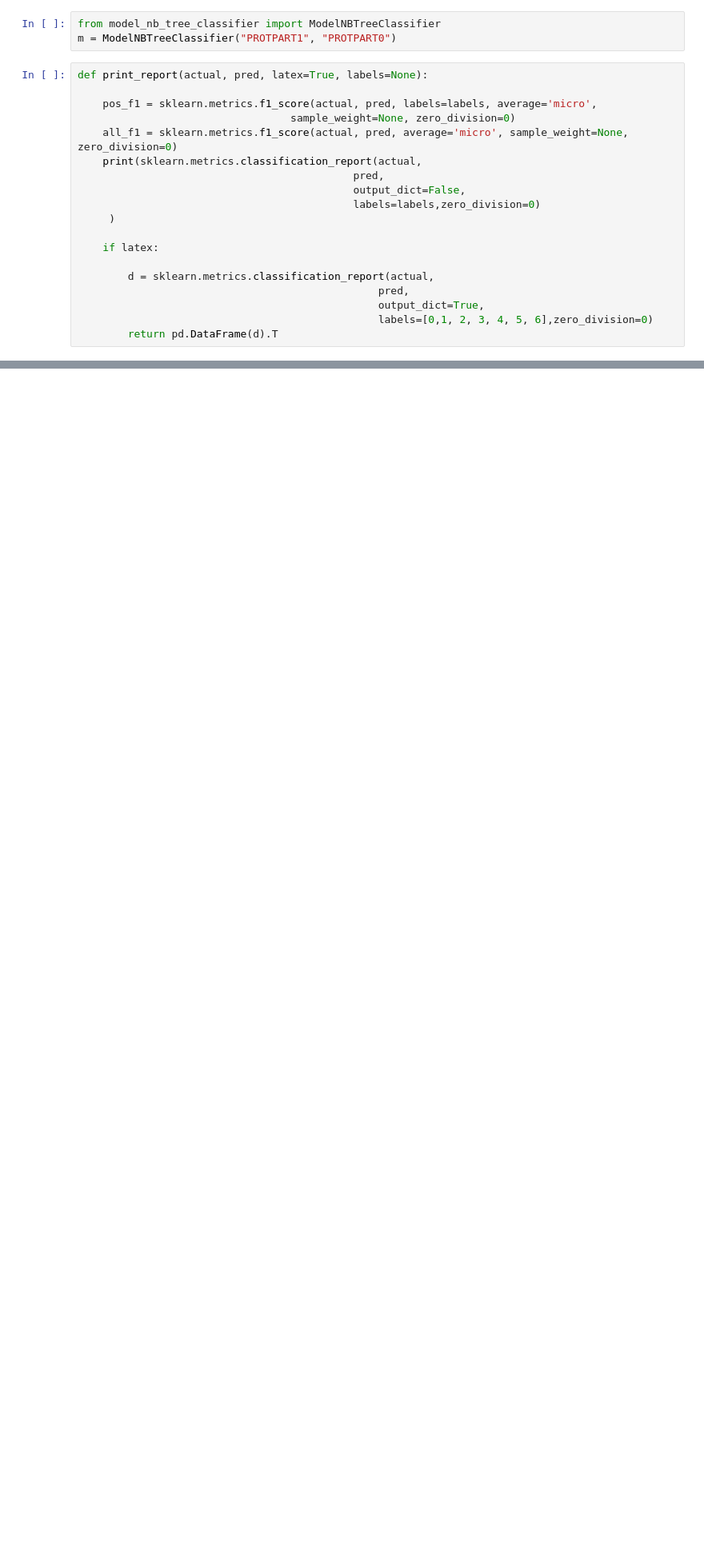
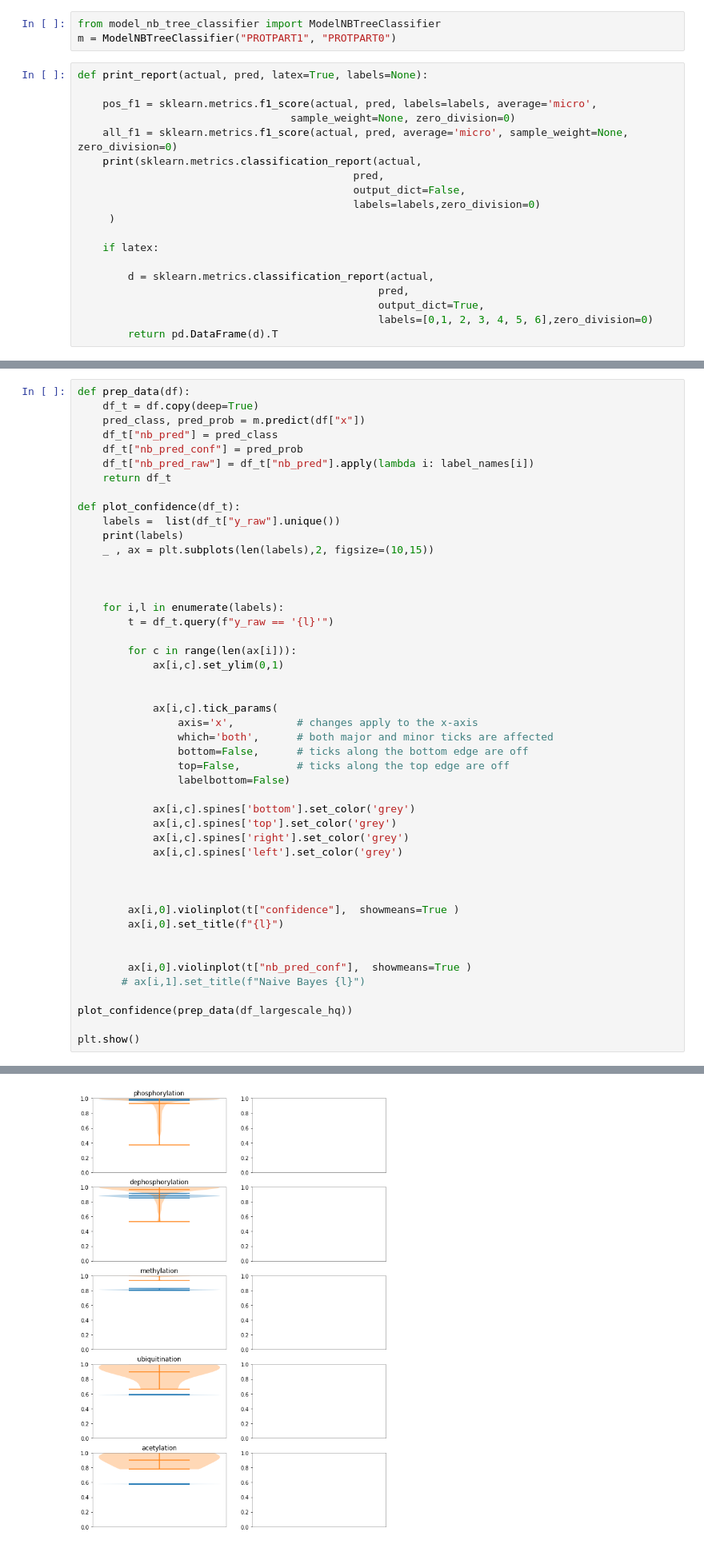
Before and after one commit to elangovana/bert-shortcuts, a Jupyter notebook: notebooks/ptm_ppi_shortcut_analysis.ipynb, the cells around one changed output, grey strips where cells are left out. Shown at 80% size. Cells and saved outputs as stored; diff of their text form; blank space fills up the shorter version.

```diff
--- a/notebooks/ptm_ppi_shortcut_analysis.ipynb
+++ b/notebooks/ptm_ppi_shortcut_analysis.ipynb
@@ -191,0 +191,48 @@ weighted avg       0.99      0.89      0.93      5794
+# %%
+def prep_data(df):
+    df_t = df.copy(deep=True)
+    pred_class, pred_prob = m.predict(df["x"])
+    df_t["nb_pred"] = pred_class
+    df_t["nb_pred_conf"] = pred_prob
+    df_t["nb_pred_raw"] = df_t["nb_pred"].apply(lambda i: label_names[i])
+    return df_t
+
+def plot_confidence(df_t):
+    labels =  list(df_t["y_raw"].unique())
+    print(labels)
+    _ , ax = plt.subplots(len(labels),2, figsize=(10,15))
+
+
+
+    for i,l in enumerate(labels):
+        t = df_t.query(f"y_raw == '{l}'")
+
+        for c in range(len(ax[i])):
+            ax[i,c].set_ylim(0,1)
+
+
+            ax[i,c].tick_params(
+                axis='x',          # changes apply to the x-axis
+                which='both',      # both major and minor ticks are affected
+                bottom=False,      # ticks along the bottom edge are off
+                top=False,         # ticks along the top edge are off
+                labelbottom=False)
+
+            ax[i,c].spines['bottom'].set_color('grey')
+            ax[i,c].spines['top'].set_color('grey')
+            ax[i,c].spines['right'].set_color('grey')
+            ax[i,c].spines['left'].set_color('grey')
+
+
+
+        ax[i,0].violinplot(t["confidence"],  showmeans=True )
+        ax[i,0].set_title(f"{l}")
+
+
+        ax[i,0].violinplot(t["nb_pred_conf"],  showmeans=True )
+       # ax[i,1].set_title(f"Naive Bayes {l}")
+
+plot_confidence(prep_data(df_largescale_hq))
+
+plt.show()
+# %% [output]
@@ -191,0 +240 @@ weighted avg       0.99      0.89      0.93      5794
+[figure, added]
```
Also changed, not shown: parts of 19 cells of this notebook, 1 other file.
